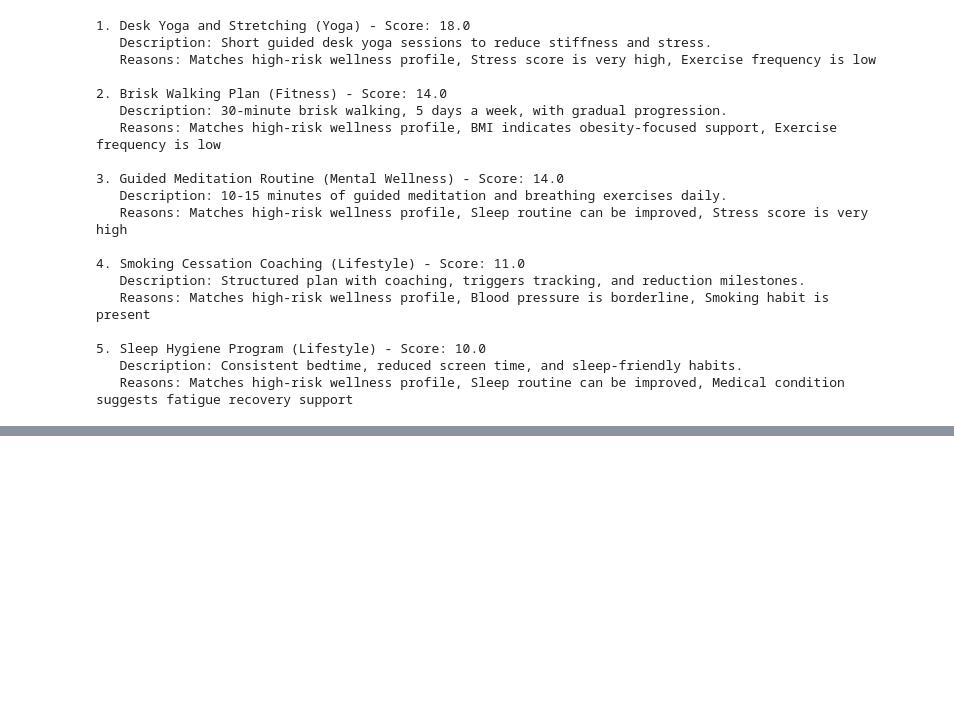
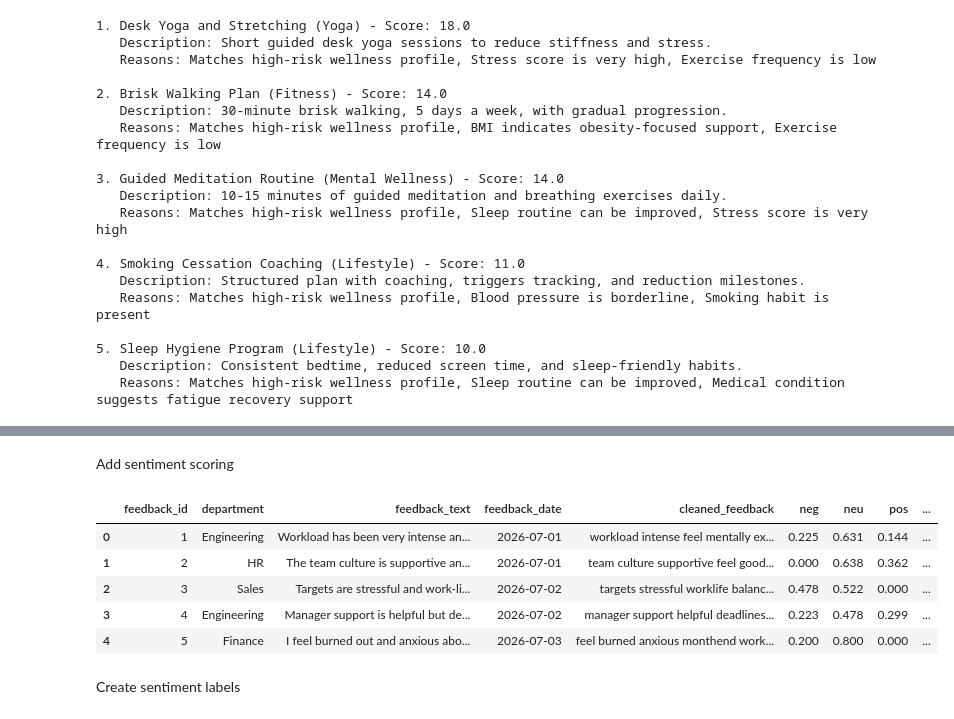
Before and after one commit to Rishit-Ranjan/Employee_wellness_management_analytics_Team-4, a Jupyter notebook: backend/notebook/Employee_wellness_analytics.ipynb, the cells around one changed output, grey strips where cells are left out. Cells and saved outputs as stored; diff of their text form; code cells hidden in the pictures; blank space fills up the shorter version.

Commit message:
built recommendation engine and sentimental analysis model

```diff
--- a/backend/notebook/Employee_wellness_analytics.ipynb
+++ b/backend/notebook/Employee_wellness_analytics.ipynb
@@ -631,0 +710,3 @@ for i, rec in enumerate(top_recommendations, start=1):
+# %%
+df = pd.read_csv(RAW_DATA_PATH)
+df.head()
@@ -631,0 +734,18 @@ for i, rec in enumerate(top_recommendations, start=1):
+# %%
+stop_words = set(stopwords.words("english"))
+
+def clean_text(text):
+    text = str(text).lower().strip()
+    text = re.sub(r"http\S+|www\S+|https\S+", "", text)
+    text = re.sub(r"[^a-zA-Z\s]", "", text)
+
+    try:
+        tokens = word_tokenize(text)
+    except LookupError:
+        tokens = text.split()
+
+    tokens = [word for word in tokens if word not in stop_words]
+    return " ".join(tokens)
+
+df["cleaned_feedback"] = df["feedback_text"].astype(str).apply(clean_text)
+df[["feedback_text", "cleaned_feedback"]].head()
@@ -631,0 +759,27 @@ for i, rec in enumerate(top_recommendations, start=1):
+# %% [markdown]
+Add sentiment scoring
+# %%
+sia = SentimentIntensityAnalyzer()
+
+def get_sentiment_scores(text):
+    scores = sia.polarity_scores(str(text))
+    return pd.Series({
+        "neg": scores["neg"],
+        "neu": scores["neu"],
+        "pos": scores["pos"],
+        "compound": scores["compound"]
+    })
+
+sentiment_scores = df["feedback_text"].apply(get_sentiment_scores)
+df = pd.concat([df, sentiment_scores], axis=1)
+
+df.head()
+# %% [output]
+|  | feedback_id | department | feedback_text | feedback_date | cleaned_feedback | neg | neu | pos | ... |
+| 0 | 1 | Engineering | Workload has been very intense an... | 2026-07-01 | workload intense feel mentally ex... | 0.225 | 0.631 | 0.144 | ... |
+| 1 | 2 | HR | The team culture is supportive an... | 2026-07-01 | team culture supportive feel good... | 0.000 | 0.638 | 0.362 | ... |
+| 2 | 3 | Sales | Targets are stressful and work-li... | 2026-07-02 | targets stressful worklife balanc... | 0.478 | 0.522 | 0.000 | ... |
+| 3 | 4 | Engineering | Manager support is helpful but de... | 2026-07-02 | manager support helpful deadlines... | 0.223 | 0.478 | 0.299 | ... |
+| 4 | 5 | Finance | I feel burned out and anxious abo... | 2026-07-03 | feel burned anxious monthend work... | 0.200 | 0.800 | 0.000 | ... |
+# %% [markdown]
+Create sentiment labels
```
Also changed, not shown: parts of 34 cells of this notebook, 6 other files.
